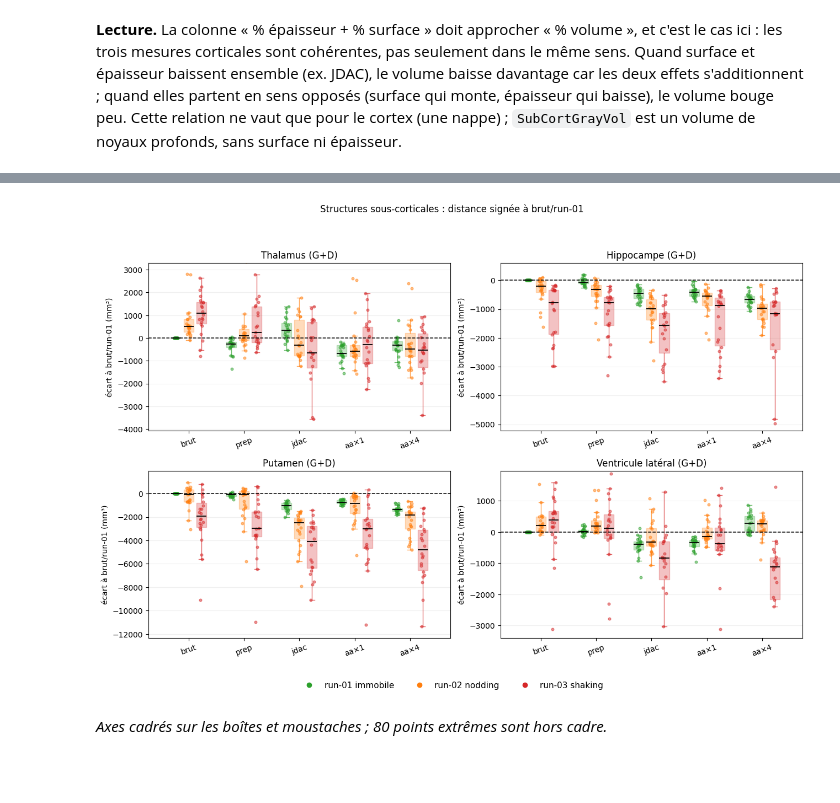
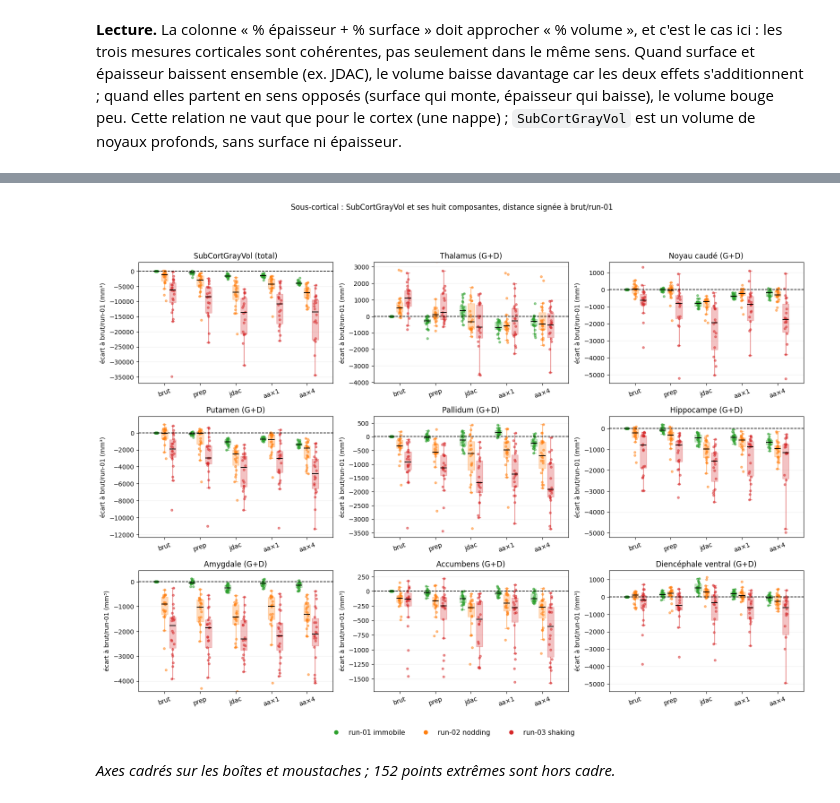
Before and after one commit to math-wil/jdac-motion-correction, a Jupyter notebook: pipelines/ds004332/phase5_fidelity/explore_morphometrie.ipynb, the cells around one changed output, grey strips where cells are left out. Drawn from its saved outputs; the diff is of its cells as text; code cells hidden in the pictures; blank space fills up the shorter version.

```diff
--- a/pipelines/ds004332/phase5_fidelity/explore_morphometrie.ipynb
+++ b/pipelines/ds004332/phase5_fidelity/explore_morphometrie.ipynb
@@ -157,22 +159,20 @@ MESURES = [
      par_acquisition(d, "cortical_region", "surface_area", "sum")),
     ("Volume cortical gris (somme régions)", "mm³",
      par_acquisition(d, "cortical_region", "cortical_gray_volume", "sum")),
-    ("SubCortGrayVol (aseg global)", "mm³",
-     par_acquisition(d, "aseg_global", "volume", "sum", region="SubCortGrayVol")),
 ]
 manquantes = [titre for titre, _, per in MESURES if per.empty]
 if manquantes:
     display(Markdown("**Mesures absentes de la source (panneau vide) :** " + ", ".join(manquantes)
                      + ". Vérifier que `lh/rh.aparc.stats` ont bien été extraits pour les cinq conditions."))
 
-fig, axes = plt.subplots(2, 2, figsize=(13, 9))
+fig, axes = plt.subplots(1, 3, figsize=(15, 5))
 n_hors = 0
 for ax, (titre, unite, per) in zip(axes.flat, MESURES):
     if per.empty:
         ax.set_title(titre + " (données absentes)", fontsize=12); ax.set_axis_off(); continue
     n_hors += box_distance(ax, distance_a_reference(per), titre, unite)
-fig.suptitle("Distance signée à brut/run-01 du même sujet, par condition et par consigne", y=0.99)
-fig.tight_layout(rect=[0, 0.06, 1, 0.95])
+fig.suptitle("Cortex : distance signée à brut/run-01 du même sujet, par condition et par consigne", y=1.0)
+fig.tight_layout(rect=[0, 0.08, 1, 0.94])
 legende_consignes(fig)
 plt.show()
 if n_hors:
@@ -225,27 +227,40 @@ display(Markdown(
 # %%
-REGIONS = [
-    ("Thalamus (G+D)", "Thalamus"),
-    ("Hippocampe (G+D)", "Hippocampus"),
-    ("Putamen (G+D)", "Putamen"),
-    ("Ventricule latéral (G+D)", "Lateral-Ventricle"),
+COMPOSANTES = [
+    ("Thalamus", "Thalamus"),
+    ("Noyau caudé", "Caudate"),
+    ("Putamen", "Putamen"),
+    ("Pallidum", "Pallidum"),
+    ("Hippocampe", "Hippocampus"),
+    ("Amygdale", "Amygdala"),
+    ("Accumbens", "Accumbens"),
+    ("Diencéphale ventral", "VentralDC"),
 ]
 aseg_reg = d[d["family"] == "aseg_region"].copy()
 
-fig, axes = plt.subplots(2, 2, figsize=(13, 9))
+# Panneaux : le total SubCortGrayVol d'abord, puis ses huit composantes (G+D).
+PANNEAUX = [("SubCortGrayVol (total)", None)] + COMPOSANTES
+fig, axes = plt.subplots(3, 3, figsize=(16, 12))
 n_hors = 0
-for ax, (titre, motif) in zip(axes.flat, REGIONS):
-    sub = aseg_reg[aseg_reg["region"].str.contains(motif, na=False)]
-    if sub.empty:
-        ax.set_title(titre + " (absent de aseg)", fontsize=12); ax.set_axis_off(); continue
-    per = (sub.groupby(["subject","run","condition"], observed=True)["value"]
-              .sum().reset_index(name="value"))
-    n_hors += box_distance(ax, distance_a_reference(per), titre, "mm³")
-fig.suptitle("Structures sous-corticales : distance signée à brut/run-01", y=0.99)
-fig.tight_layout(rect=[0, 0.06, 1, 0.95])
+for ax, (titre, motif) in zip(axes.flat, PANNEAUX):
+    if motif is None:
+        per = par_acquisition(d, "aseg_global", "volume", "sum", region="SubCortGrayVol")
+        titre_ax = titre
+    else:
+        sub = aseg_reg[aseg_reg["region"].str.contains(motif, na=False)]
+        if sub.empty:
+            ax.set_title(titre + " (absent de aseg)", fontsize=12); ax.set_axis_off(); continue
+        per = (sub.groupby(["subject","run","condition"], observed=True)["value"]
+                  .sum().reset_index(name="value"))
+        titre_ax = titre + " (G+D)"
+    if per.empty:
+        ax.set_title(titre_ax + " (données absentes)", fontsize=12); ax.set_axis_off(); continue
+    n_hors += box_distance(ax, distance_a_reference(per), titre_ax, "mm³")
+fig.suptitle("Sous-cortical : SubCortGrayVol et ses huit composantes, distance signée à brut/run-01", y=1.0)
+fig.tight_layout(rect=[0, 0.05, 1, 0.95])
 legende_consignes(fig)
 plt.show()
 if n_hors:
     display(Markdown(f"*Axes cadrés sur les boîtes et moustaches ; {n_hors} points extrêmes sont hors cadre.*"))
 # %% [output]
-[figure, old version]
+[figure, new version]
-*Axes cadrés sur les boîtes et moustaches ; 80 points extrêmes sont hors cadre.*
+*Axes cadrés sur les boîtes et moustaches ; 152 points extrêmes sont hors cadre.*
```
Also changed, not shown: parts of 8 cells of this notebook, 2 other files.
